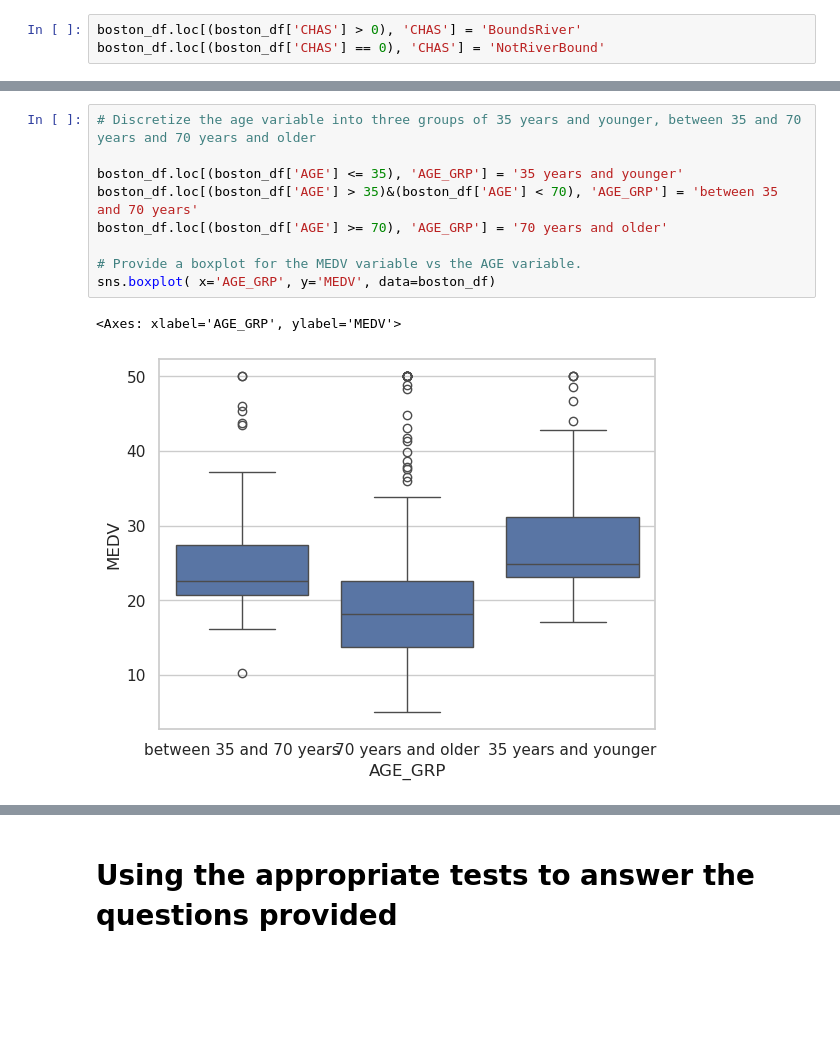
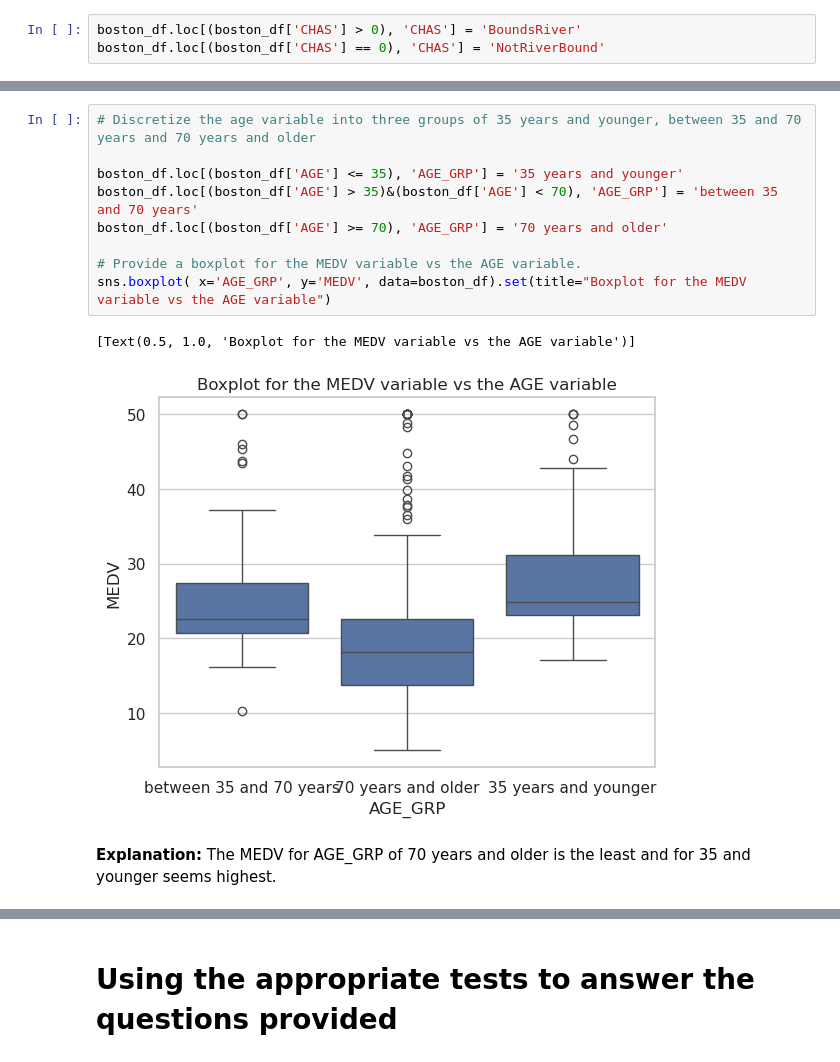
Before and after one commit to sampuran99/bostonHousingData, a Jupyter notebook: Project_Case_Boston_Housing_Data.ipynb, the cells around one changed output, grey strips where cells are left out. Drawn from its saved outputs; the diff is of its cells as text; blank space fills up the shorter version.

```diff
--- a/Project_Case_Boston_Housing_Data.ipynb
+++ b/Project_Case_Boston_Housing_Data.ipynb
@@ -132,14 +141,16 @@ plt.bar(labels, values)
 # %%
 # Discretize the age variable into three groups of 35 years and younger, between 35 and 70 years and 70 years and older
 
 boston_df.loc[(boston_df['AGE'] <= 35), 'AGE_GRP'] = '35 years and younger'
 boston_df.loc[(boston_df['AGE'] > 35)&(boston_df['AGE'] < 70), 'AGE_GRP'] = 'between 35 and 70 years'
 boston_df.loc[(boston_df['AGE'] >= 70), 'AGE_GRP'] = '70 years and older'
 
 # Provide a boxplot for the MEDV variable vs the AGE variable.
-sns.boxplot( x='AGE_GRP', y='MEDV', data=boston_df)
+sns.boxplot( x='AGE_GRP', y='MEDV', data=boston_df).set(title="Boxplot for the MEDV variable vs the AGE variable")
 # %% [output]
-<Axes: xlabel='AGE_GRP', ylabel='MEDV'>
+[Text(0.5, 1.0, 'Boxplot for the MEDV variable vs the AGE variable')]
-[figure, old version]
+[figure, new version]
+# %% [markdown]
+**Explanation:** The MEDV for AGE_GRP of 70 years and older is the least and for 35 and younger seems highest.
 # %%
 # Provide a scatter plot to show the relationship between Nitric oxide concentrations and the proportion of non-retail business acres per town.
```
Also changed, not shown: parts of 10 cells of this notebook.
